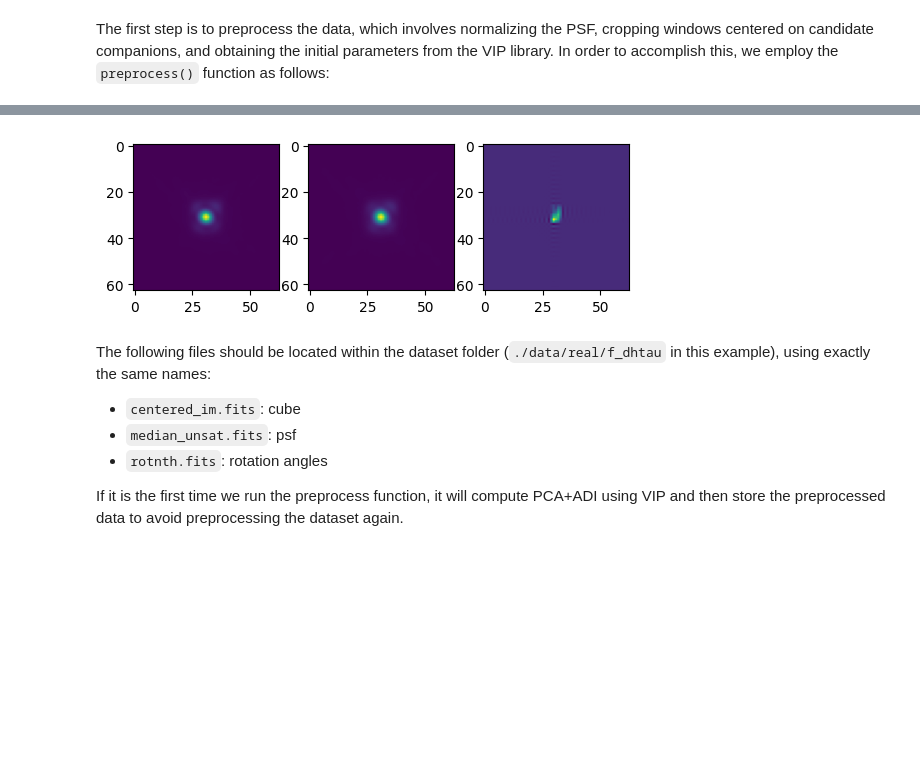
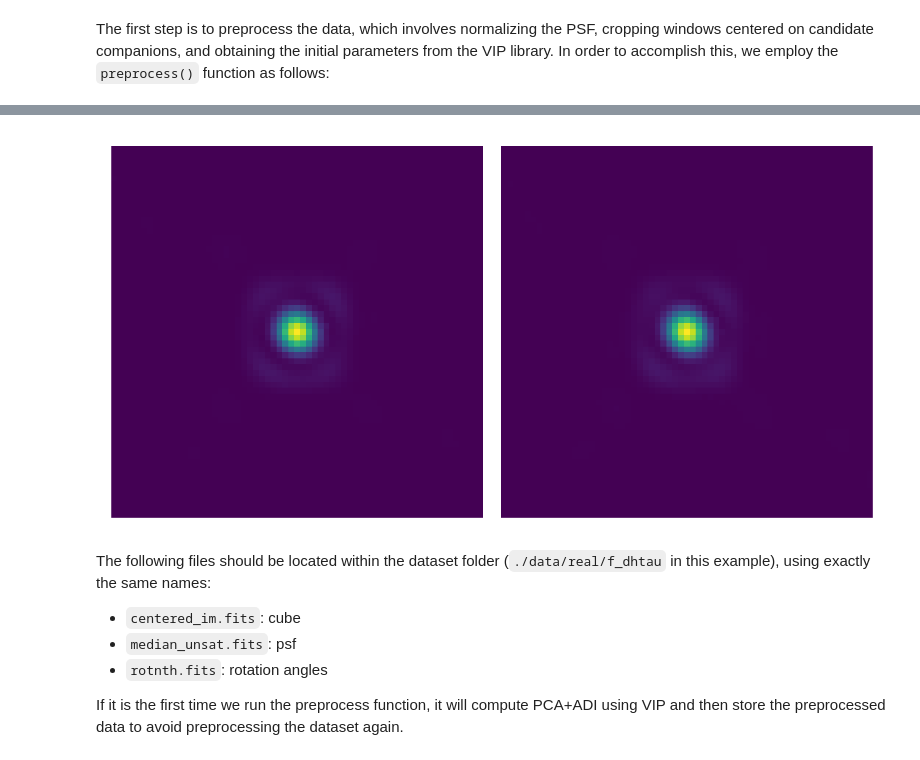
Before and after one commit to yemsnucleus/NEGFC, a Jupyter notebook: tutorial.ipynb, the cells around one changed output, grey strips where cells are left out. Drawn from its saved outputs; the diff is of its cells as text; code cells hidden in the pictures; blank space fills up the shorter version.

```diff
--- a/tutorial.ipynb
+++ b/tutorial.ipynb
@@ -35,8 +43,8 @@ The first step is to preprocess the data, which involves normalizing the PSF, cr
 # %%
 %%time
 window_size = 15
-data_path = './data/real/f_dhtau/'
-table, cube, psf, rot_angles = preprocess(data_path)
+data_path = './data/HCI/'
+table, cube, psf, rot_angles, backmoments = preprocess(data_path)
 dataset_name = data_path.split('/')[-2]
 dataset_name
 # %% [output]
@@ -46,12 +54,14 @@ Wall time: 1.65 s
 # %%
-fig, axes = plt.subplots(1, len(psf))
+fig, axes = plt.subplots(1, len(psf), dpi=300,
+                        gridspec_kw={'hspace': 0, 'wspace': 0.05})
 
 for i, p in enumerate(psf):
     axes[i].imshow(p)
+    axes[i].axis('off')
 
 psf_filtered = psf[:2]
 # %% [output]
-[figure, old version]
+[figure, new version]
 # %% [markdown]
 The following files should be located within the dataset folder (`./data/real/f_dhtau` in this example), using exactly the same names:
 - `centered_im.fits`: cube
```
Also changed, not shown: parts of 21 cells of this notebook, 7 other files.
